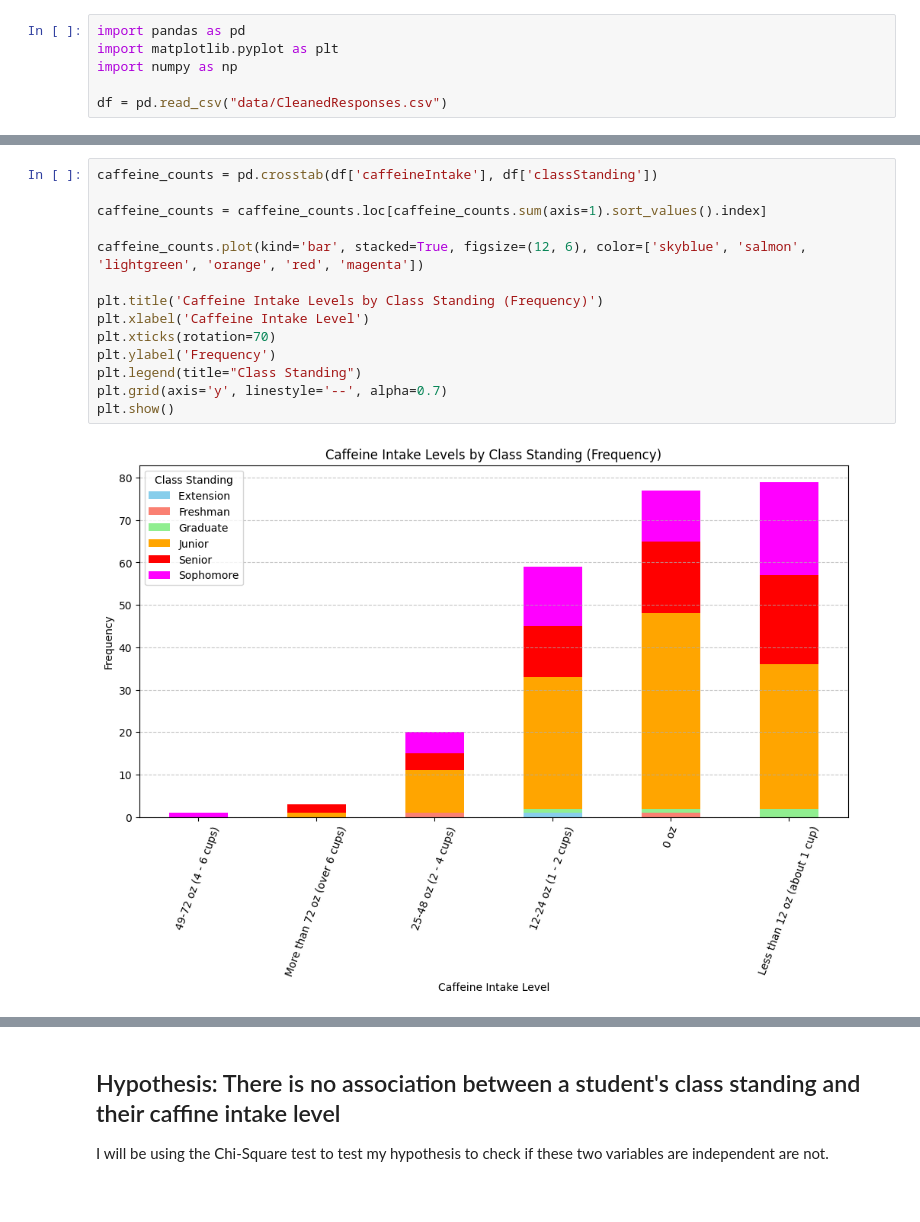
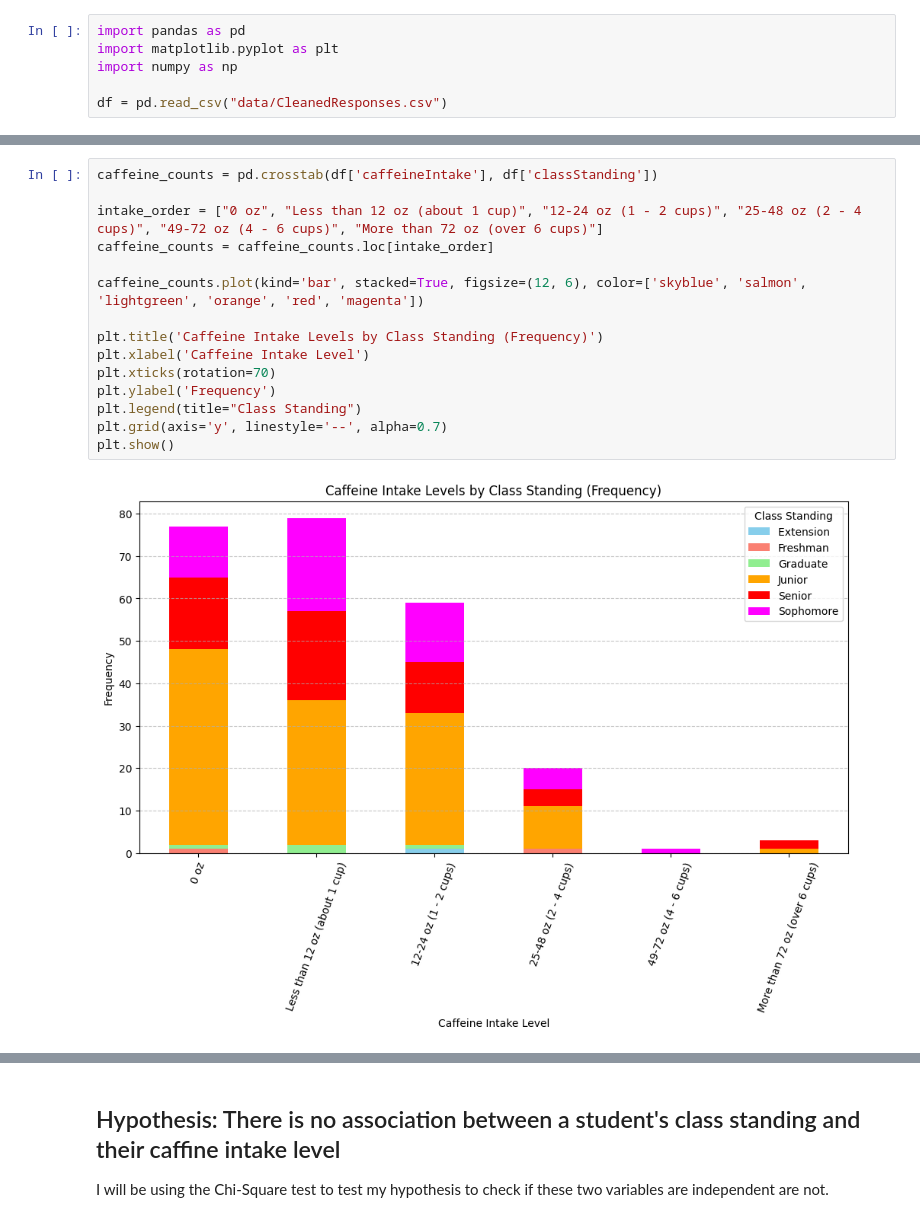
Before and after one commit to rzhou052/CS105-Mini-Project, a Jupyter notebook: Mini-Project.ipynb, the cells around one changed output, grey strips where cells are left out. Cells and saved outputs as stored; diff of their text form.

```diff
--- a/Mini-Project.ipynb
+++ b/Mini-Project.ipynb
@@ -37,17 +44,18 @@ The pie chart visualization displays the distribution of class standings among s
 # %%
 caffeine_counts = pd.crosstab(df['caffeineIntake'], df['classStanding'])
 
-caffeine_counts = caffeine_counts.loc[caffeine_counts.sum(axis=1).sort_values().index]
+intake_order = ["0 oz", "Less than 12 oz (about 1 cup)", "12-24 oz (1 - 2 cups)", "25-48 oz (2 - 4 cups)", "49-72 oz (4 - 6 cups)", "More than 72 oz (over 6 cups)"]
+caffeine_counts = caffeine_counts.loc[intake_order]
 
 caffeine_counts.plot(kind='bar', stacked=True, figsize=(12, 6), color=['skyblue', 'salmon', 'lightgreen', 'orange', 'red', 'magenta'])
 
 plt.title('Caffeine Intake Levels by Class Standing (Frequency)')
 plt.xlabel('Caffeine Intake Level')
 plt.xticks(rotation=70)
 plt.ylabel('Frequency')
 plt.legend(title="Class Standing")
 plt.grid(axis='y', linestyle='--', alpha=0.7)
 plt.show()
 # %% [output]
-[figure, old version]
+[figure, new version]
 # %% [markdown]
```
Also changed, not shown: parts of 5 cells of this notebook.
